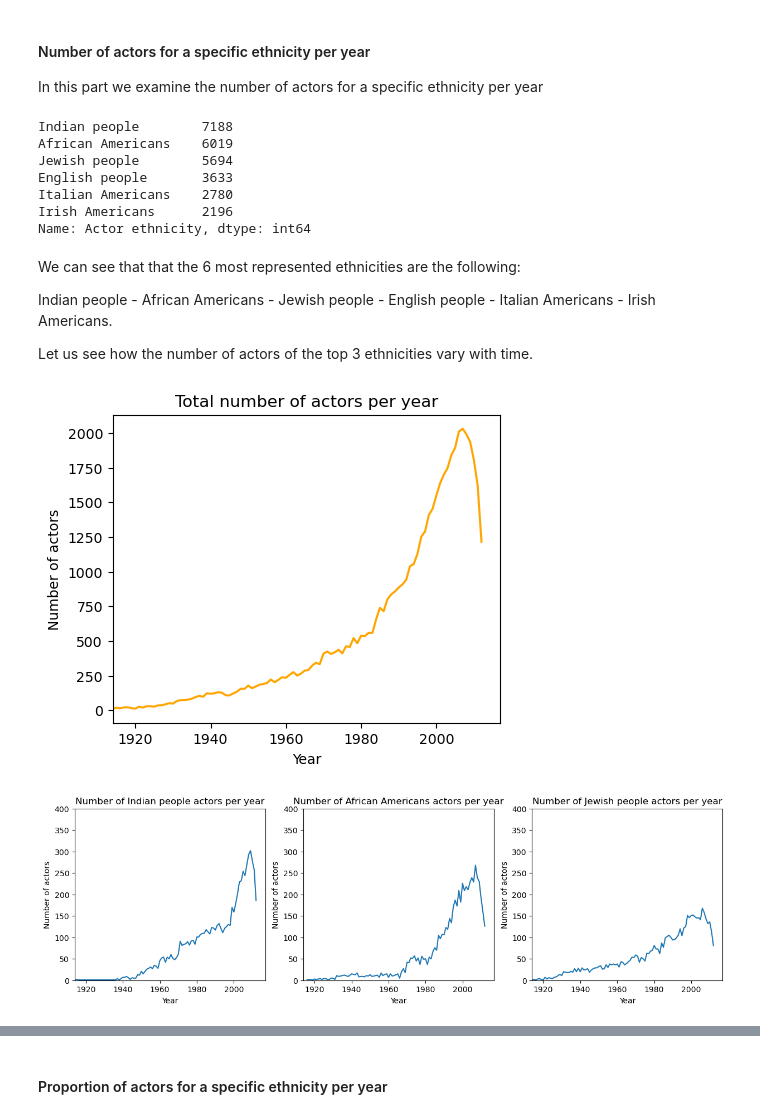
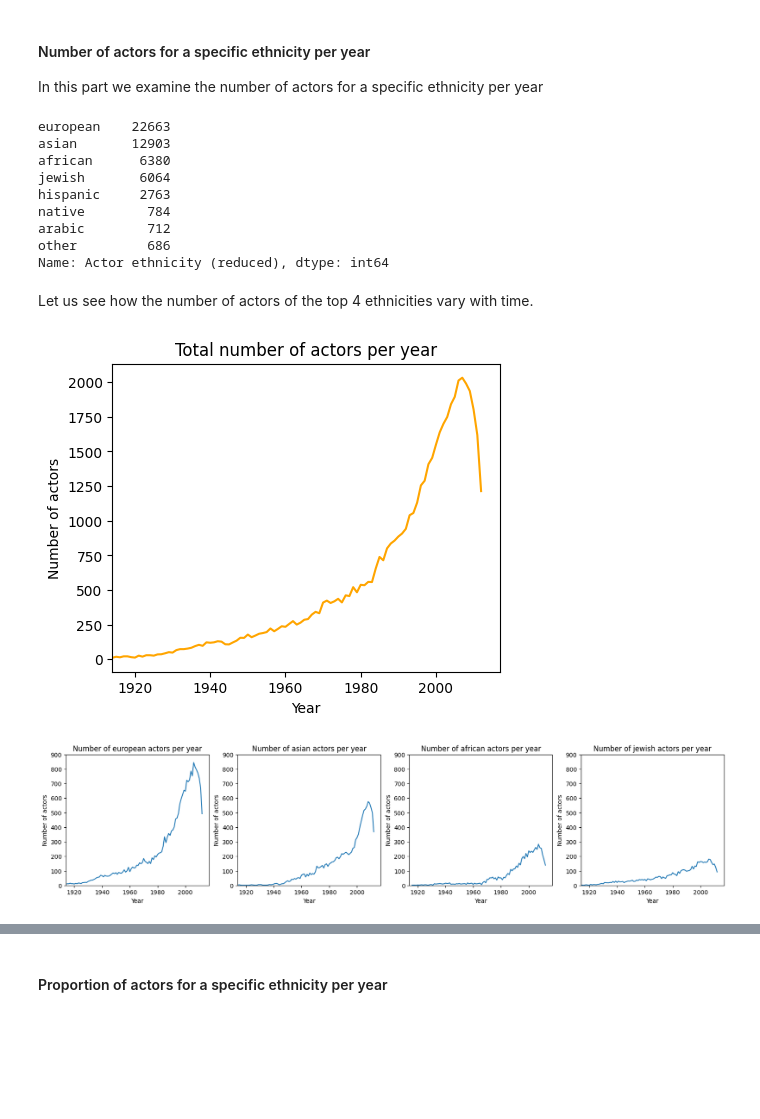
Before and after one commit to epfl-ada/ada-2023-project-pandateam23, a Jupyter notebook: Nicolas_version.ipynb, the cells around one changed output, grey strips where cells are left out. Drawn from its saved outputs; the diff is of its cells as text; code cells hidden in the pictures; blank space fills up the shorter version.

```diff
--- a/Nicolas_version.ipynb
+++ b/Nicolas_version.ipynb
@@ -1337,18 +1499,24 @@ with open(DATA_FOLDER+"all_ethnicities.txt", mode="r") as r:
             others.add(name)
 # %%
 # Save the results
-name = "other"
-sett = others
-with open(DATA_FOLDER+f"{name}_people.txt", mode="w") as w:
-    for el in sett:
-        w.write(el+"\n")
+to_save = [("african", africans), ("arabic", arabics), ("asian", asians), ("european", europeans),
+           ("hispanic", hispanics), ("jewish", jewish), ("native", natives), ("other", others)]
+
+for name, sett in to_save:
+    with open(DATA_FOLDER+f"{name}_people.txt", mode="w") as w:
+        for el in sett:
+            w.write(el+"\n")
 # %%
 # Create mapping to reduce number of ethnicities
 reduce_eth_map = {}
 for eth in ["african", "arabic", "asian", "european", "hispanic", "jewish", "native", "other"]:
-    with open(DATA_FOLDER+f"{name}_people.txt", mode="r") as r:
+    with open(DATA_FOLDER+f"{eth}_people.txt", mode="r") as r:
         for line in r.readlines():
-            if line = "":
+            if line == "":
                 break
             name = line[:-1]
             reduce_eth_map[name] = eth
+# %%
+# Reduce the ethnicities
+actor_ethnicity_year["Actor ethnicity (reduced)"] = actor_ethnicity_year["Actor ethnicity"].apply(lambda x: reduce_eth_map[x])
+actor_ethnicity_year.head(2)
@@ -1367,63 +1539,57 @@ general_recog_ethnicity.head(2)
 In this part we examine the number of actors for a specific ethnicity per year
 # %%
 # Group by ethnicity and count occurrences
-ethnicity_counts = actor_ethnicity_year['Actor ethnicity'].value_counts()
-
-# Get the top 10 ethnicities
-n=6
-top_n_ethnicities = ethnicity_counts.head(n)
-top_n_ethnicities
+ethnicity_counts = actor_ethnicity_year['Actor ethnicity (reduced)'].value_counts()
+ethnicity_counts
 # %% [output]
-Indian people        7188
-African Americans    6019
-Jewish people        5694
-English people       3633
-Italian Americans    2780
-Irish Americans      2196
-Name: Actor ethnicity, dtype: int64
+european    22663
+asian       12903
+african      6380
+jewish       6064
+hispanic     2763
+native        784
+arabic        712
+other         686
+Name: Actor ethnicity (reduced), dtype: int64
 # %% [markdown]
-We can see that that the 6 most represented ethnicities are the following:
-
-Indian people - African Americans - Jewish people - English people - Italian Americans - Irish Americans.
-
-Let us see how the number of actors of the top 3 ethnicities vary with time.
+Let us see how the number of actors of the top 4 ethnicities vary with time.
 # %%
-# Extract the top 3 ethnicities based on the counts
-top_3_ethnicities = ethnicity_counts.head(3)
+# Extract the top 4 ethnicities based on the counts
+top_4_ethnicities = ethnicity_counts.head(4)
 
 # Create a new figure for the total number of actors per year
 plt.figure(figsize=(5, 4))
 
 # Group the data by year and plot the total number of actors over the years in orange
 nb_ethnicity_actors_per_year = actor_ethnicity_year.groupby(['Year']).size()
 nb_ethnicity_actors_per_year.plot(color='orange')
 
 # Set the title and labels for the total number of actors per year plot
 plt.title(f"Total number of actors per year")
 plt.xlabel("Year")
 plt.xlim(1914, 2017)
 plt.ylabel("Number of actors")
 
-# Create subplots for each of the top 3 ethnicities
-length = len(top_3_ethnicities)
+# Create subplots for each of the top 4 ethnicities
+length = len(top_4_ethnicities)
 fig, axes = plt.subplots(1, length, figsize=(5*(length), 4))
 
-# Iterate through the top 3 ethnicities and plot the number of actors per year for each ethnicity
-for idx, eth in enumerate(top_3_ethnicities.index):
+# Iterate through the top 4 ethnicities and plot the number of actors per year for each ethnicity
+for idx, eth in enumerate(top_4_ethnicities.index):
     # Filter data for the current ethnicity
-    ethnicity_actors = actor_ethnicity_year[actor_ethnicity_year['Actor ethnicity'] == eth]
+    ethnicity_actors = actor_ethnicity_year[actor_ethnicity_year['Actor ethnicity (reduced)'] == eth]
 
     # Group the filtered data by year and plot the number of actors per year for the current ethnicity
     nb_ethnicity_actors_per_year = ethnicity_actors.groupby(['Year']).size()
     nb_ethnicity_actors_per_year.plot(ax=axes[idx])
 
     # Set the title and labels for each subplot
     axes[idx].set_title(f"Number of {eth} actors per year")
     axes[idx].set_xlabel("Year")
     axes[idx].set_xlim(1914, 2017)
     axes[idx].set_ylabel("Number of actors")
-    axes[idx].set_ylim(0, 400)
+    axes[idx].set_ylim(0, 900)
 # %% [output]
-[figure, old version]
+[figure, new version]
-[figure, old version]
+[figure, new version]
 # %% [markdown]
```
Also changed, not shown: parts of 72 cells of this notebook.
